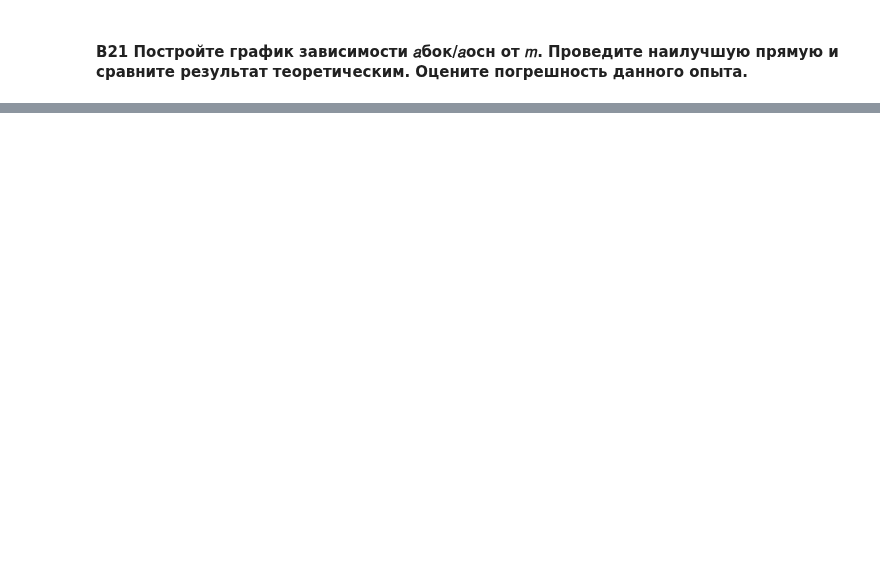
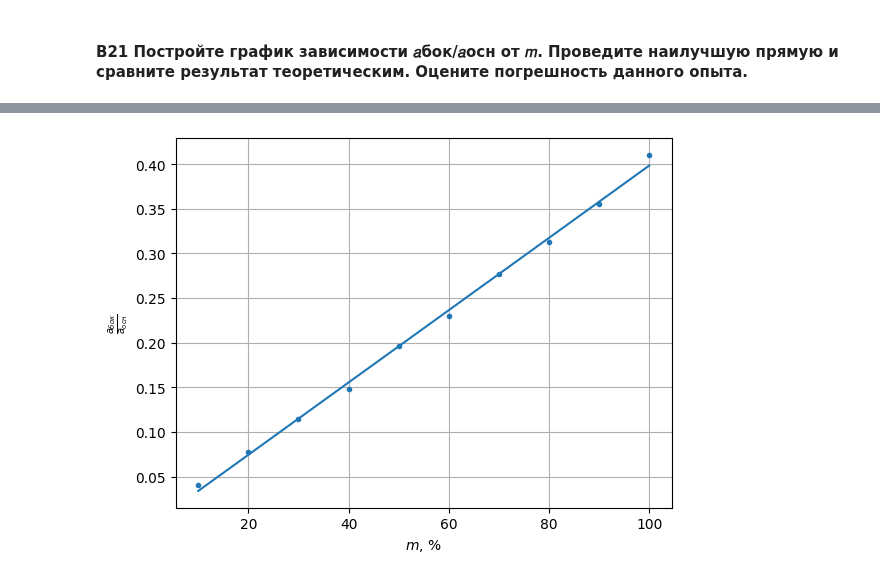
Before and after one commit to futherus/mipt_lab, a Jupyter notebook: 3.6.1/Dedkov/361.ipynb, the cells around one changed output, grey strips where cells are left out. Saved outputs shown, nothing was run; the diff lists cells and outputs as text; code cells hidden in the pictures; blank space fills up the shorter version.

```diff
--- a/3.6.1/Dedkov/361.ipynb
+++ b/3.6.1/Dedkov/361.ipynb
@@ -148,21 +145,23 @@ No artists with labels found to put in legend.  Note that artists whose label st
 # %%
 x, y, equ = mipt.plot(dat['m'], dat['bo'])
 mnk = mipt.mnk(x,y)
 mnk.to_latex('gen/tab-v21-mnk.tex')
 
 plt.xlabel(r"$m$, %")
-plt.ylabel(r"$\frac{a_{\text{бок}}}{a_{\text{осн}}}$")
+plt.ylabel(r"$\frac{a_{бок}}{a_{осн}}$")
 plt.grid(True)
-plt.legend()
+# plt.legend()
 plt.savefig('gen/fig-v21.pdf')
 
 
 fmt = {
     'm'  : [r'$m$, %', '{:.0f}', 0],
     'ao' : [r'$\tau$, мВ', '{:.1f}', 0],
     'ab' : [r'$\frac{1}{\tau}$, мВ', '{:.1f}', 0],
     'bo' : [r'$\frac{a_{\text{бок}}}{a_{\text{осн}}}$', '{:.4f}', 0],
 }
 
 tab = mipt.table(dat, fmt)
 tab.to_latex('gen/tab-v21.tex')
+# %% [output]
+[figure, added]
```
Also changed, not shown: parts of 3 cells of this notebook, 2 other files.
